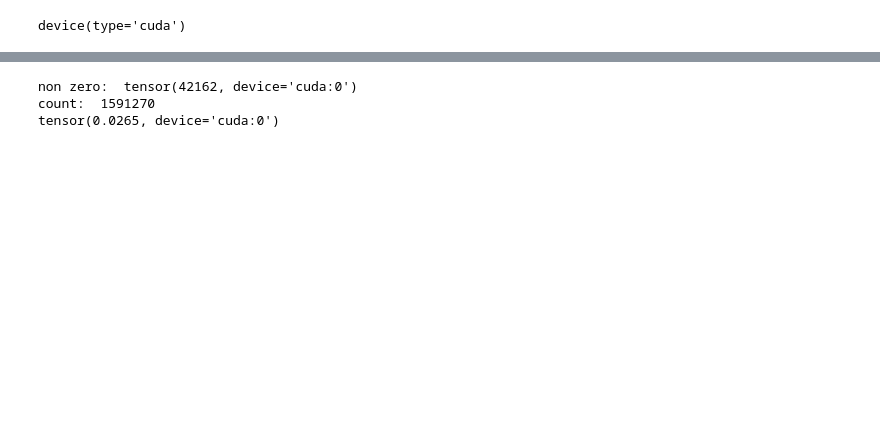
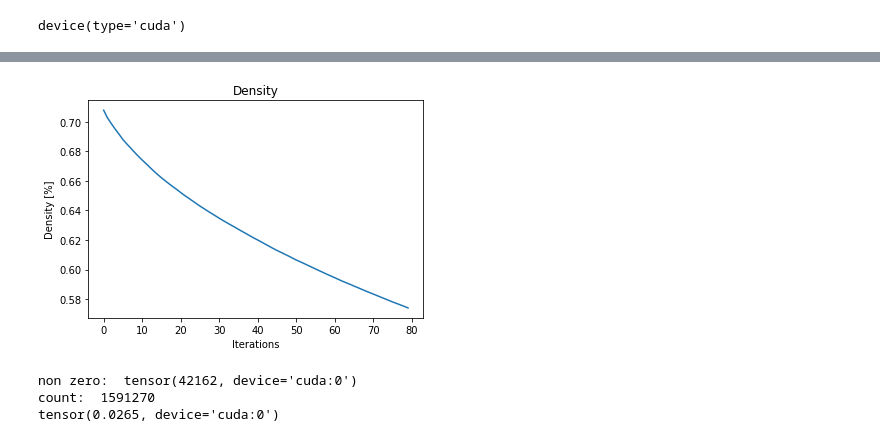
Before and after one commit to vitoryeso/dl_model_compression, a Jupyter notebook: notebooks/pruning_cifar_pytorch.ipynb, the cells around one changed output, grey strips where cells are left out. Saved outputs shown, nothing was run; the diff lists cells and outputs as text; code cells hidden in the pictures; blank space fills up the shorter version.

```diff
--- a/notebooks/pruning_cifar_pytorch.ipynb
+++ b/notebooks/pruning_cifar_pytorch.ipynb
@@ -23,18 +23,18 @@ transform_test = transforms.Compose(
      # transforms Normalize ( (R_mean, G_mean, B_mean), (R_std, G_std, B_std) )
      transforms.Normalize((0.5, 0.5, 0.5), (0.5, 0.5, 0.5))])
 
-batch_size = 64
+batch_size = 124
 
-trainset = torchvision.datasets.CIFAR10(root='./data', train=True,
+trainset = torchvision.datasets.CIFAR10(root='../data', train=True,
                                         download=True, transform=transform_train)
 
 trainloader = torch.utils.data.DataLoader(trainset, batch_size=batch_size,
-                                          shuffle=True, num_workers=2)
+                                          shuffle=True, num_workers=0)
 
-testset = torchvision.datasets.CIFAR10(root='./data', train=False,
+testset = torchvision.datasets.CIFAR10(root='../data', train=False,
                                        download=True, transform=transform_test)
 testloader = torch.utils.data.DataLoader(testset, batch_size=batch_size,
-                                         shuffle=False, num_workers=2)
+                                         shuffle=False, num_workers=0)
 
 
 classes = ('plane', 'car', 'bird', 'cat',
@@ -283,0 +404,6 @@ print("pruning gamma 0.5 density: %.5f" % torch.min(torch.Tensor(data[4])))
+# %%
+# Plot test accuracy over epochs
+density_per_epoch = [np.mean(dnst) for dnst in densities]
+display_loss_plot(density_per_epoch, title="Density", ylabel="Density [%]")
+# %% [output]
+[figure, added]
```
Also changed, not shown: parts of 16 cells of this notebook, 26 other files.
